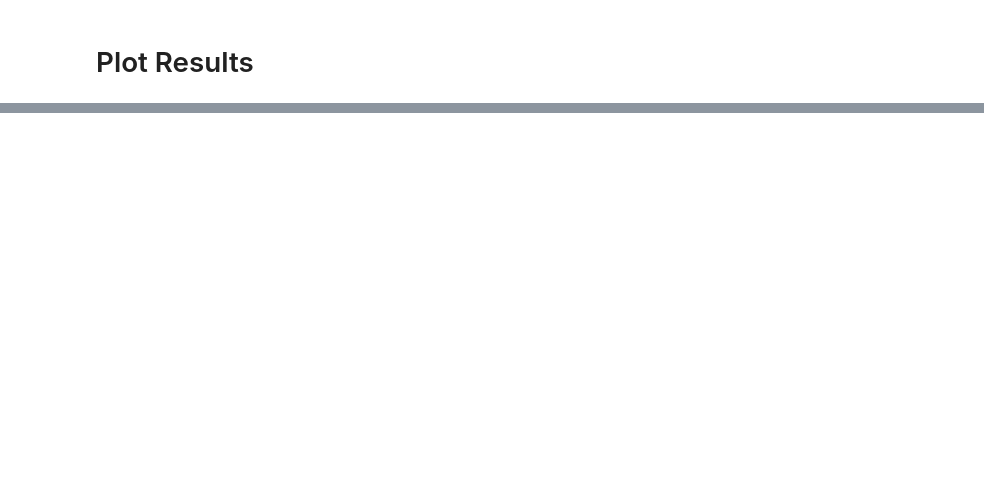
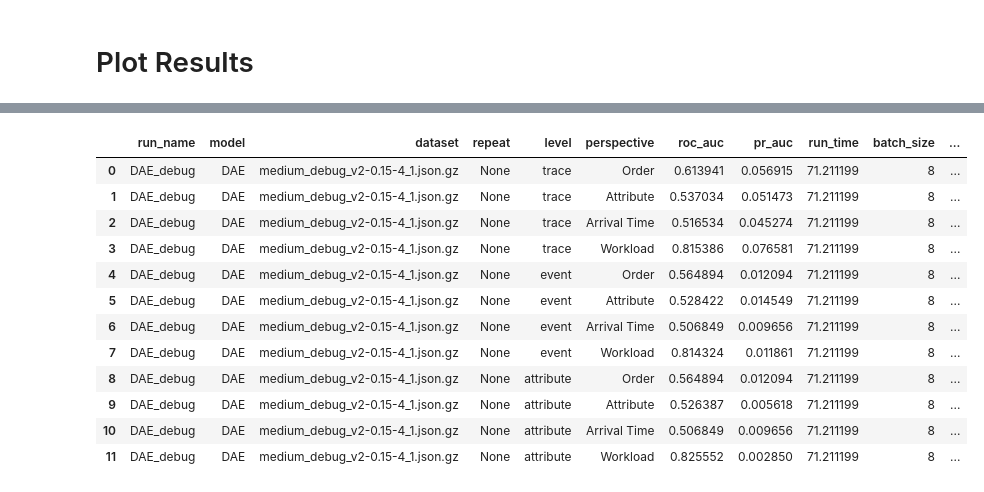
Before and after one commit to ronaldvandenbroek/BPAD, a Jupyter notebook: analysis/raw/raw_error_plots.ipynb, the cells around one changed output, grey strips where cells are left out. Drawn from its saved outputs; the diff is of its cells as text; code cells hidden in the pictures; blank space fills up the shorter version.

Commit message:
Implementing attribute level scoring

```diff
--- a/analysis/raw/raw_error_plots.ipynb
+++ b/analysis/raw/raw_error_plots.ipynb
@@ -155,6 +173,9 @@ directories = [
     'DAE_debug']
 directory = directories[-1]
 print(directory)
+
+score_results = True
+plot_results = True
 # %% [output]
 DAE_debug
 # %%
@@ -224,0 +257,17 @@ Generating: DAE_debug   24-11-14-19-54_DAE_EncodingCategorical.ONE_HOT_EncodingN
+# %%
+def process_attribute_labels(output, values, case_length, perspective, perspective_label_indices):
+    # print(values.shape)
+
+    perspective_value = values[perspective, :, :, :]
+    # print(perspective_value.shape)
+
+    perspective_masked = perspective_value[:, :case_length, :]
+    # print(perspective_masked.shape)
+
+    perspective_indexed = perspective_masked[:,:,perspective_label_indices[perspective]]
+    # print(perspective_indexed.shape)
+
+    perspective_attribute_value = perspective_indexed.reshape(-1) # Flatten the output
+    # print(perspective_attribute_value.shape)
+
+    output.append(perspective_attribute_value)
@@ -224,0 +422,15 @@ Generating: DAE_debug   24-11-14-19-54_DAE_EncodingCategorical.ONE_HOT_EncodingN
+# %%
+from sklearn.metrics import roc_auc_score, average_precision_score
+
+def score_results(y_trues, pred_probs, perspective):
+    y_true = y_trues[perspective][:]
+    pred_prob = pred_probs[perspective][:]
+
+    # ROC-AUC
+    roc_auc = roc_auc_score(y_true, pred_prob)
+
+
+    # PR-AUC
+    pr_auc = average_precision_score(y_true, pred_prob)
+
+    return roc_auc, pr_auc
@@ -224,0 +494,20 @@ Generating: DAE_debug   24-11-14-19-54_DAE_EncodingCategorical.ONE_HOT_EncodingN
+# %%
+# for run in runs:
+if score_results:
+    scores_df = score(run=runs[-1])
+# %%
+scores_df
+# %% [output]
+|  | run_name | model | dataset | repeat | level | perspective | roc_auc | pr_auc | run_time | batch_size | ... |
+| 0 | DAE_debug | DAE | medium_debug_v2-0.15-4_1.json.gz | None | trace | Order | 0.613941 | 0.056915 | 71.211199 | 8 | ... |
+| 1 | DAE_debug | DAE | medium_debug_v2-0.15-4_1.json.gz | None | trace | Attribute | 0.537034 | 0.051473 | 71.211199 | 8 | ... |
+| 2 | DAE_debug | DAE | medium_debug_v2-0.15-4_1.json.gz | None | trace | Arrival Time | 0.516534 | 0.045274 | 71.211199 | 8 | ... |
+| 3 | DAE_debug | DAE | medium_debug_v2-0.15-4_1.json.gz | None | trace | Workload | 0.815386 | 0.076581 | 71.211199 | 8 | ... |
+| 4 | DAE_debug | DAE | medium_debug_v2-0.15-4_1.json.gz | None | event | Order | 0.564894 | 0.012094 | 71.211199 | 8 | ... |
+| 5 | DAE_debug | DAE | medium_debug_v2-0.15-4_1.json.gz | None | event | Attribute | 0.528422 | 0.014549 | 71.211199 | 8 | ... |
+| 6 | DAE_debug | DAE | medium_debug_v2-0.15-4_1.json.gz | None | event | Arrival Time | 0.506849 | 0.009656 | 71.211199 | 8 | ... |
+| 7 | DAE_debug | DAE | medium_debug_v2-0.15-4_1.json.gz | None | event | Workload | 0.814324 | 0.011861 | 71.211199 | 8 | ... |
+| 8 | DAE_debug | DAE | medium_debug_v2-0.15-4_1.json.gz | None | attribute | Order | 0.564894 | 0.012094 | 71.211199 | 8 | ... |
+| 9 | DAE_debug | DAE | medium_debug_v2-0.15-4_1.json.gz | None | attribute | Attribute | 0.526387 | 0.005618 | 71.211199 | 8 | ... |
+| 10 | DAE_debug | DAE | medium_debug_v2-0.15-4_1.json.gz | None | attribute | Arrival Time | 0.506849 | 0.009656 | 71.211199 | 8 | ... |
+| 11 | DAE_debug | DAE | medium_debug_v2-0.15-4_1.json.gz | None | attribute | Workload | 0.825552 | 0.002850 | 71.211199 | 8 | ... |
```
Also changed, not shown: parts of 11 cells of this notebook, 6 other files.
